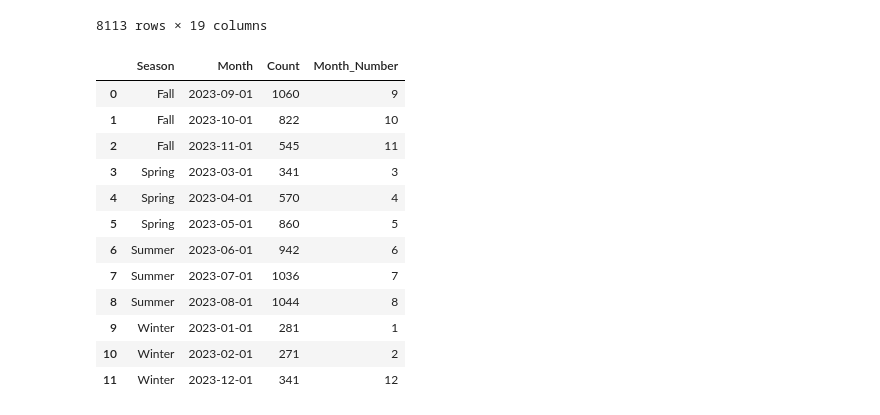
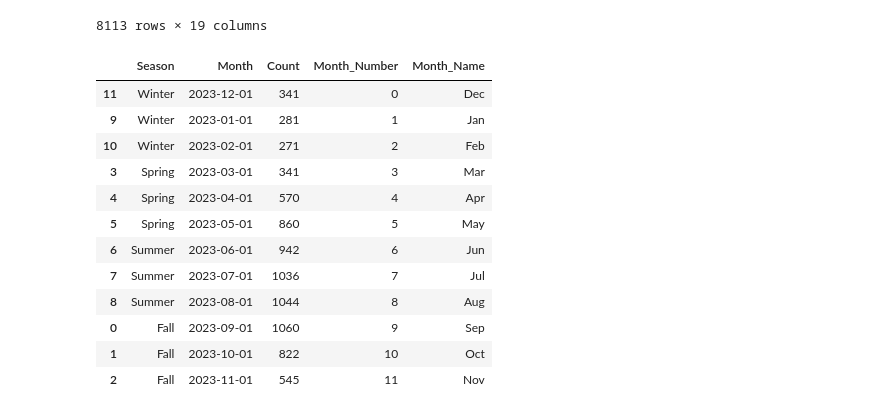
Before and after one commit to ConstCorrectness/toronto-bikeshare-2024, a Jupyter notebook: main.ipynb, the cells around one changed output. Cells and saved outputs as stored; diff of their text form; code cells hidden in the pictures.

```diff
--- a/main.ipynb
+++ b/main.ipynb
@@ -627,20 +631,46 @@ sample_df
 season_df = sample_df.groupby(['Season', 'Month']).size().reset_index(name='Count')
 # %%
 season_df['Month_Number'] = season_df['Month'].dt.month
+
+
+season_map = {
+    0: "Winter", 1: "Winter", 11: "Winter",  # Dec, Jan, Feb
+    2: "Spring", 3: "Spring", 4: "Spring",  # Mar, Apr, May
+    5: "Summer", 6: "Summer", 7: "Summer",  # Jun, Jul, Aug
+    8: "Fall", 9: "Fall", 10: "Fall"        # Sep, Oct, Nov
+}
+
+def month_num_to_name(x):
+    if x in [12, 1, 2]:  # Dec, Jan, Feb -> Winter
+        return 'Winter'
+    elif x in [3, 4, 5]:  # Mar, Apr, May -> Spring
+        return 'Spring'
+    elif x in [6, 7, 8]:  # Jun, Jul, Aug -> Summer
+        return 'Summer'
+    elif x in [9, 10, 11]:  # Sep, Oct, Nov -> Fall
+        return 'Fall'
+
+# Apply function to get the Season column
+# season_df['Season'] = season_df['Month_Number'].apply(month_num_to_name)
+season_df.loc[season_df['Month_Number'] == 12, 'Month_Number'] = 0
+season_df = season_df.sort_values(by='Month_Number')
 season_df
+
+season_df['Month_Name'] = ['Dec', 'Jan', 'Feb', 'Mar', 'Apr', 'May', 'Jun', 'Jul', 'Aug', 'Sep', 'Oct', 'Nov']
+season_df
 # %% [output]
-|  | Season | Month | Count | Month_Number |
-| 0 | Fall | 2023-09-01 | 1060 | 9 |
-| 1 | Fall | 2023-10-01 | 822 | 10 |
-| 2 | Fall | 2023-11-01 | 545 | 11 |
-| 3 | Spring | 2023-03-01 | 341 | 3 |
-| 4 | Spring | 2023-04-01 | 570 | 4 |
-| 5 | Spring | 2023-05-01 | 860 | 5 |
-| 6 | Summer | 2023-06-01 | 942 | 6 |
-| 7 | Summer | 2023-07-01 | 1036 | 7 |
-| 8 | Summer | 2023-08-01 | 1044 | 8 |
-| 9 | Winter | 2023-01-01 | 281 | 1 |
-| 10 | Winter | 2023-02-01 | 271 | 2 |
-| 11 | Winter | 2023-12-01 | 341 | 12 |
+|  | Season | Month | Count | Month_Number | Month_Name |
+| 11 | Winter | 2023-12-01 | 341 | 0 | Dec |
+| 9 | Winter | 2023-01-01 | 281 | 1 | Jan |
+| 10 | Winter | 2023-02-01 | 271 | 2 | Feb |
+| 3 | Spring | 2023-03-01 | 341 | 3 | Mar |
+| 4 | Spring | 2023-04-01 | 570 | 4 | Apr |
+| 5 | Spring | 2023-05-01 | 860 | 5 | May |
+| 6 | Summer | 2023-06-01 | 942 | 6 | Jun |
+| 7 | Summer | 2023-07-01 | 1036 | 7 | Jul |
+| 8 | Summer | 2023-08-01 | 1044 | 8 | Aug |
+| 0 | Fall | 2023-09-01 | 1060 | 9 | Sep |
+| 1 | Fall | 2023-10-01 | 822 | 10 | Oct |
+| 2 | Fall | 2023-11-01 | 545 | 11 | Nov |
 # %%
 
```
Also changed, not shown: parts of 8 cells of this notebook, 14 other files.
